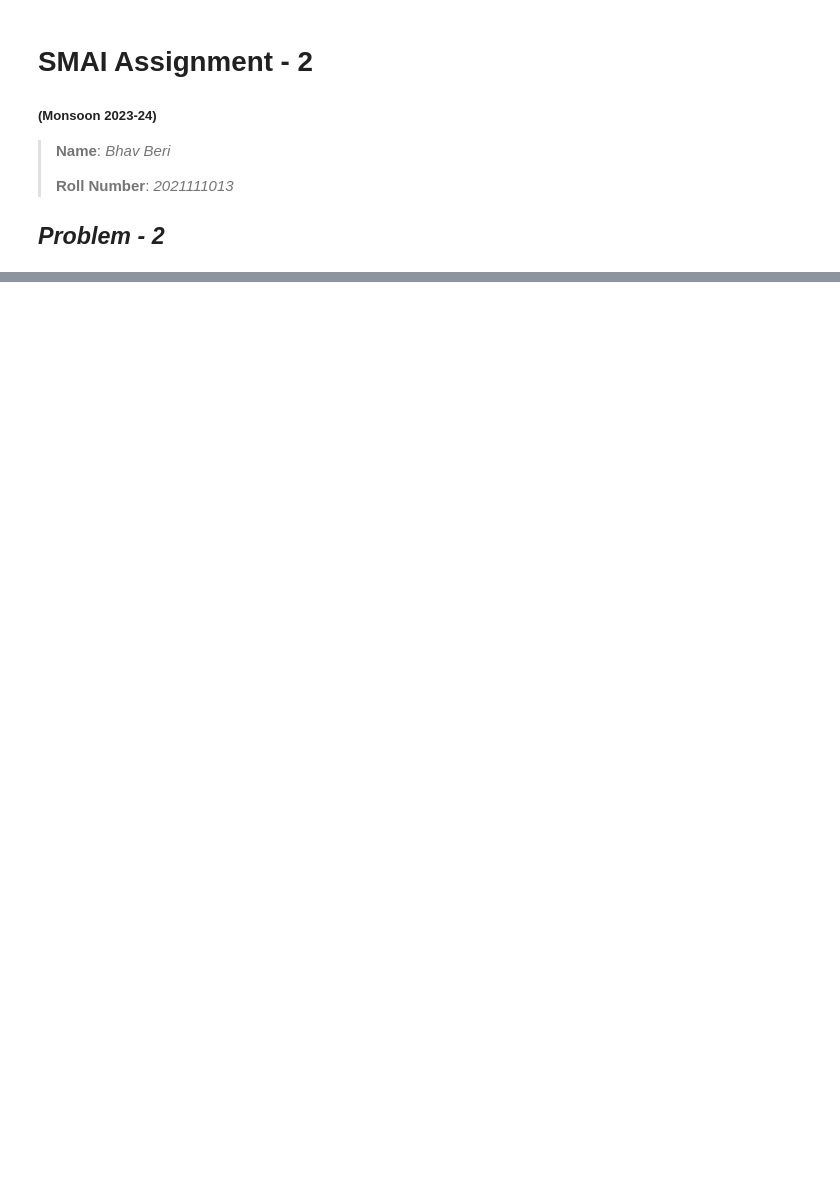
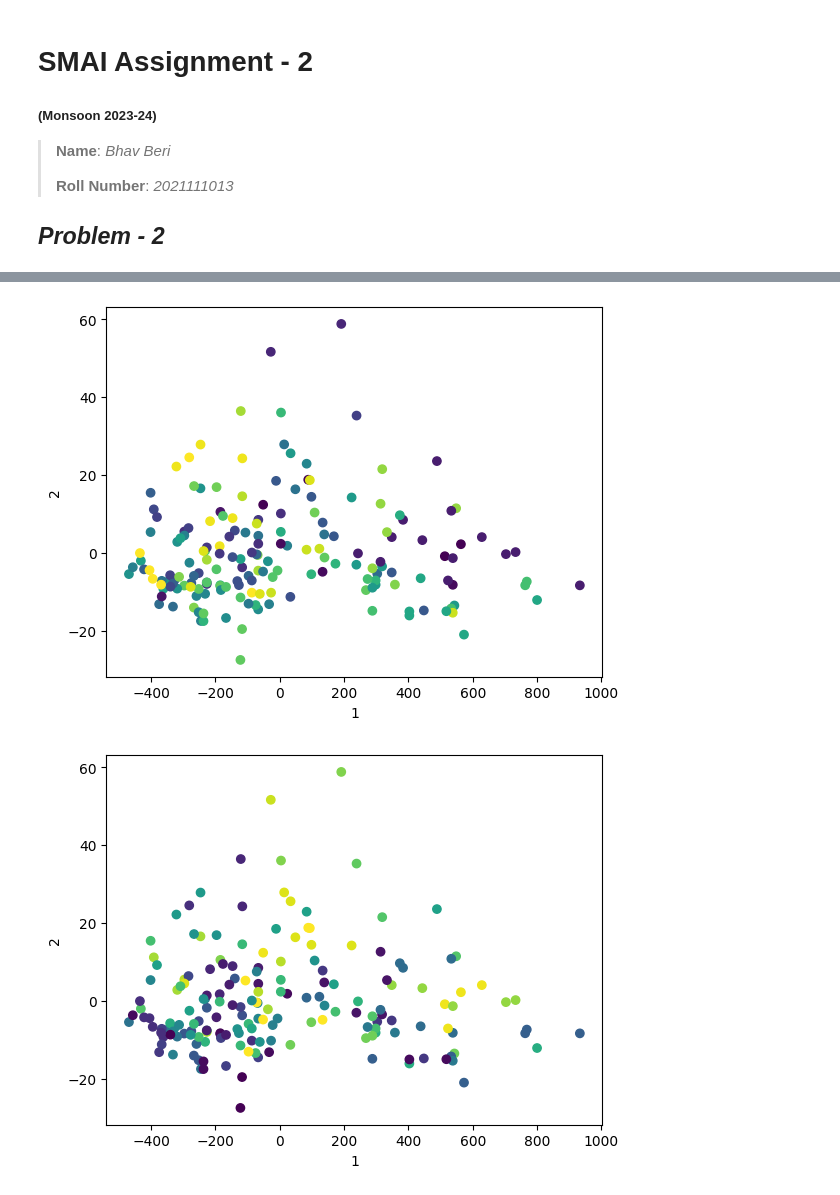
Before and after one commit to bhavberi/SMAI-Monsoon-23-24, a Jupyter notebook: 2021111013_assignment_2/P2.ipynb, the cells around one changed output, grey strips where cells are left out. Cells and saved outputs as stored; diff of their text form; code cells hidden in the pictures; blank space fills up the shorter version.

```diff
--- a/2021111013_assignment_2/P2.ipynb
+++ b/2021111013_assignment_2/P2.ipynb
@@ -183,0 +508,12 @@ Log-likelihood:  -4591.809254868103
+# %%
+plt.scatter(result[:,0],result[:,1], c=aic_clustering)
+plt.xlabel("1")
+plt.ylabel("2")
+plt.show()
+plt.scatter(result[:,0],result[:,1], c=bic_clustering)
+plt.xlabel("1")
+plt.ylabel("2")
+plt.show()
+# %% [output]
+[figure, added]
+[figure, added]
```
Also changed, not shown: parts of 16 cells of this notebook.
